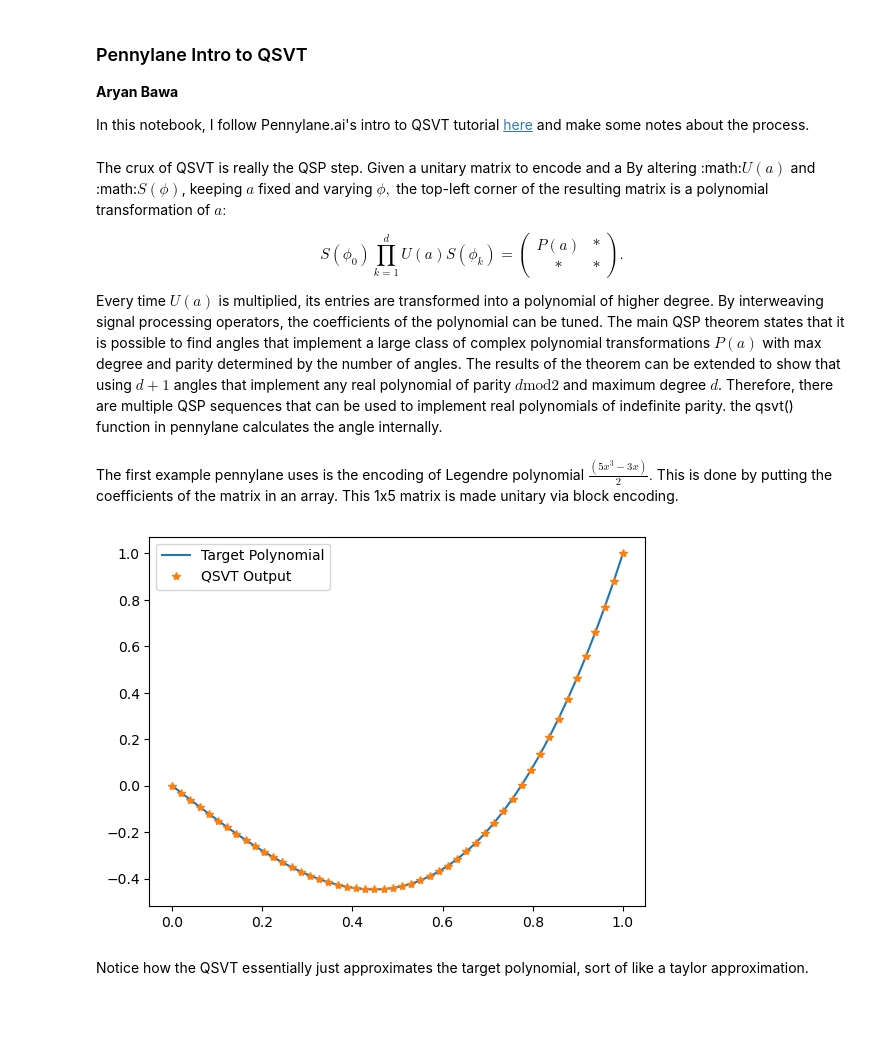
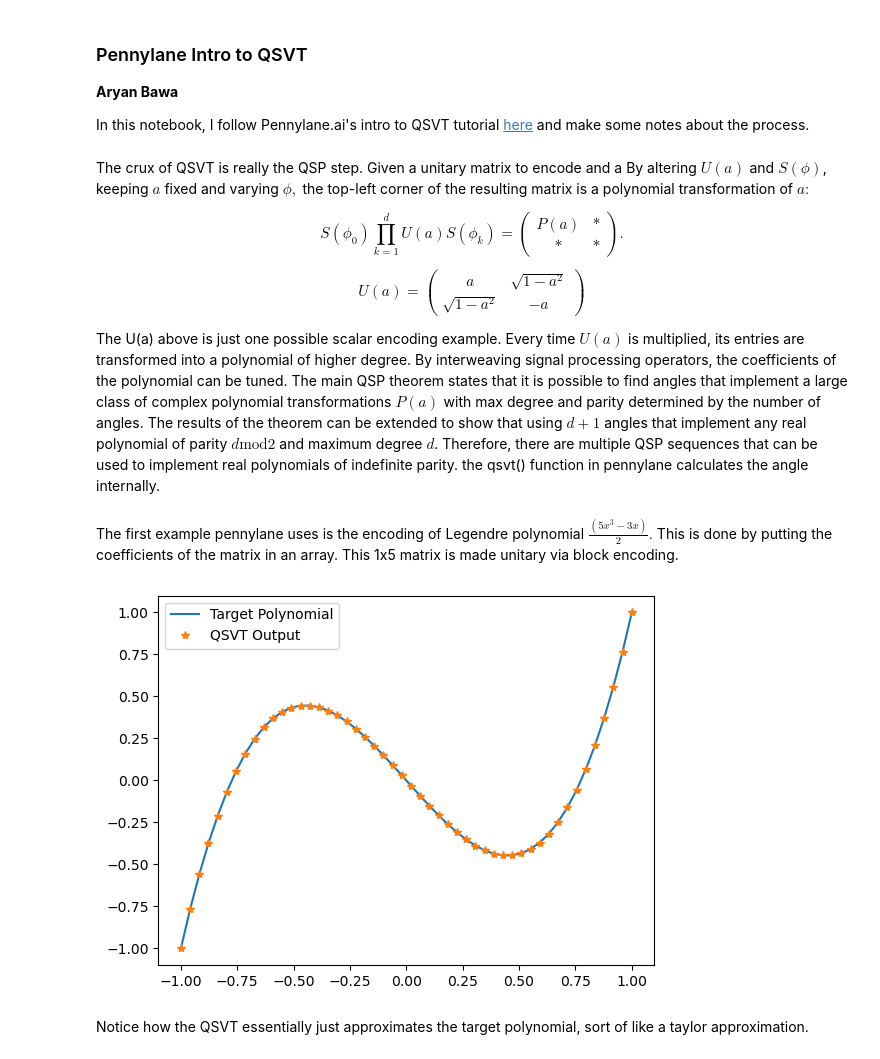
Before and after one commit to bawa27/qsvt-dequantization, a Jupyter notebook: sandbox/intro_qsvt.ipynb, the cells around one changed output. Drawn from its saved outputs; the diff is of its cells as text; code cells hidden in the pictures; blank space fills up the shorter version.

Commit message:
Finished QSVT Testing

```diff
--- a/sandbox/intro_qsvt.ipynb
+++ b/sandbox/intro_qsvt.ipynb
@@ -9,41 +9,45 @@ import pennylane as qml
 import numpy as np
 import matplotlib.pyplot as plt
 # %% [markdown]
-The crux of QSVT is really the QSP step. Given a unitary matrix to encode and a By altering :math:$U(a)$ and :math:$S(\phi)$, keeping $a$ fixed and varying $\phi,$ the top-left corner of the resulting matrix is a polynomial transformation of $a:$
+The crux of QSVT is really the QSP step. Given a unitary matrix to encode and a By altering $U(a)$ and $S(\phi)$, keeping $a$ fixed and varying $\phi,$ the top-left corner of the resulting matrix is a polynomial transformation of $a:$
 
 $$ S(\phi_0)\prod_{k=1}^d U(a) S(\phi_k) = \begin{pmatrix}
     P(a) & *\\
     * & *
     \end{pmatrix}.$$
 
-Every time $U(a)$ is multiplied, its entries are transformed into a polynomial of higher degree. By interweaving signal processing operators, the coefficients of the polynomial can be tuned. The main QSP theorem states that it is possible to find angles that implement a large class of complex polynomial transformations $P(a)$ with max degree and parity determined by the number of angles. The results of the theorem can be extended to show that using $d+1$ angles that implement any real polynomial of parity $d \text{mod} 2$ and maximum degree $d$. Therefore, there are multiple QSP sequences that can be used to implement real polynomials of indefinite parity. the qsvt() function in pennylane calculates the angle internally.
+$$ U(a) = \begin{pmatrix} a & \sqrt{1-a^2}\\
+    \sqrt{1-a^2} & -a
+    \end{pmatrix} $$
+
+The U(a) above is just one possible scalar encoding example. Every time $U(a)$ is multiplied, its entries are transformed into a polynomial of higher degree. By interweaving signal processing operators, the coefficients of the polynomial can be tuned. The main QSP theorem states that it is possible to find angles that implement a large class of complex polynomial transformations $P(a)$ with max degree and parity determined by the number of angles. The results of the theorem can be extended to show that using $d+1$ angles that implement any real polynomial of parity $d \text{mod} 2$ and maximum degree $d$. Therefore, there are multiple QSP sequences that can be used to implement real polynomials of indefinite parity. the qsvt() function in pennylane calculates the angle internally.
 # %% [markdown]
 The first example pennylane uses is the encoding of Legendre polynomial $\frac{(5x^3 -3x)}{2}.$ This is done by putting the coefficients of the matrix in an array. This 1x5 matrix is made unitary via block encoding.
 # %%
 # coefficients of polynomial in an array
 target_poly = [0, -3 * 0.5, 0, 5 * 0.5]
 
 def qsvt_output(a):
     # output matrix
     out = qml.matrix(qml.qsvt(a, target_poly, encoding_wires=[0], block_encoding="embedding"))
     return out[0,0] # top left element is the output
 
 # 100 evenly spaced values for a between 0 and 1
-a_vals = np.linspace(0, 1, 50)
+a_vals = np.linspace(-1, 1, 50)
 # compute the output for each value of a -> neglect small imaginary part with np.real
 qsvt = np.real([qsvt_output(a) for a in a_vals])
 # compute the target polynomial values for each a
 target = [np.polyval(target_poly[::-1], a) for a in a_vals]
 
 # compare the qsvt output with the target polynomial
 plt.plot(a_vals, target, label="Target Polynomial")
 plt.plot(a_vals, qsvt, "*", label="QSVT Output")
 
 
 plt.legend()
 plt.show()
 # %% [output]
-[figure, old version]
+[figure, new version]
 # %% [markdown]
 Notice how the QSVT essentially just approximates the target polynomial, sort of like a taylor approximation.
 # %% [markdown]
```
Also changed, not shown: parts of 8 cells of this notebook.
